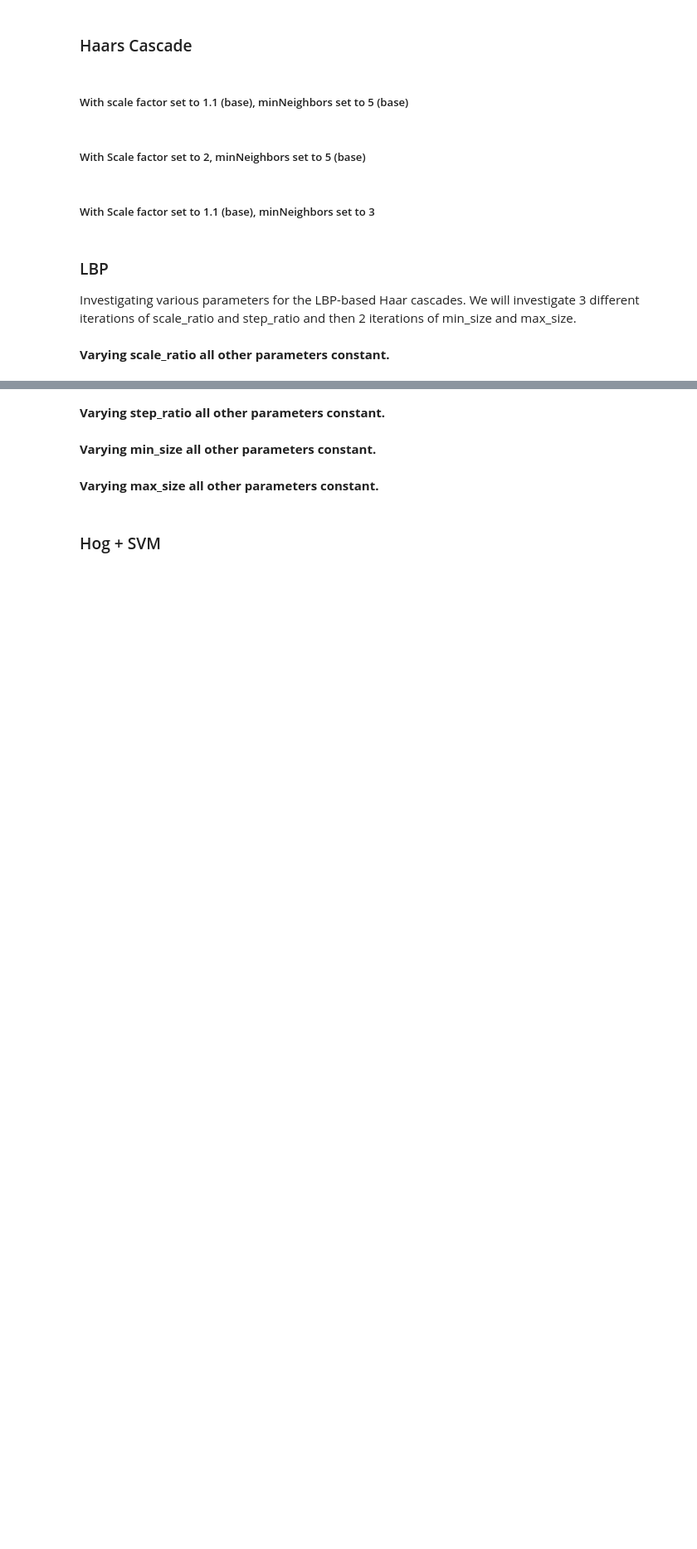
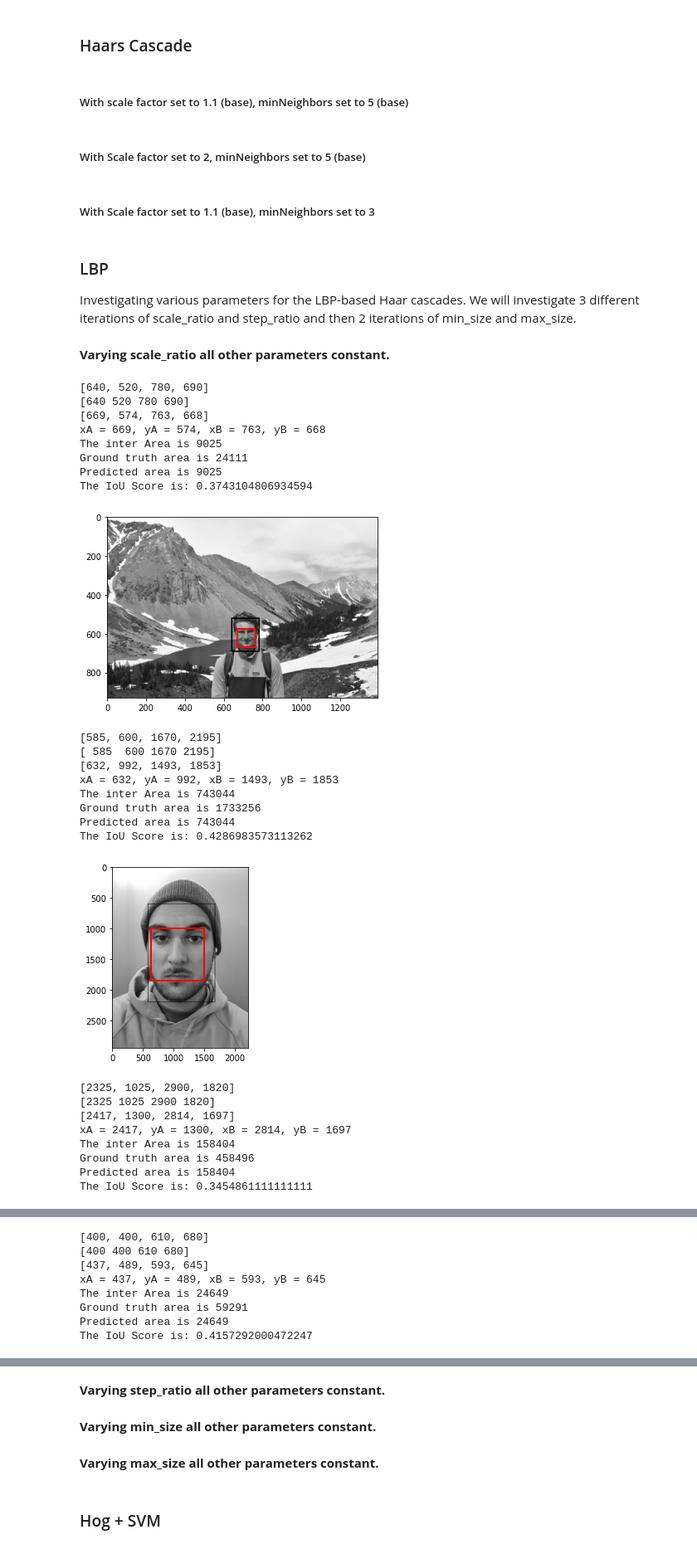
Before and after one commit to aidanjoh/Facial-Detection-Methods, a Jupyter notebook: FacialDetection-AidanJohnson&CameronFaith.ipynb, the cells around one changed output, grey strips where cells are left out. Shown at 83% size. Saved outputs shown, nothing was run; the diff lists cells and outputs as text; code cells hidden in the pictures; blank space fills up the shorter version.

Commit message:
Plot and LBP done

```diff
--- a/FacialDetection-AidanJohnson&CameronFaith.ipynb
+++ b/FacialDetection-AidanJohnson&CameronFaith.ipynb
@@ -97,9 +97,10 @@ Performs the LBP-based Haars cascade for frontal facial detection using Skimage.
 
 Output Dicts have form {'r': int, 'c': int, 'width': int, 'height': int}, where 'r' represents row position of top left corner of detected window, 'c' - col position, 'width' - width of detected window, 'height' - height of detected window.
 """
-def lbpHaarsFaceDetectSki(grayImage, min_size, max_size, scale_factor=1.1, step_ratio=1.1 ):
+def lbpHaarsFaceDetectSki(grayImage, min_size=(30,30), max_size=(1000,1000), scale_factor=1.1, step_ratio=1.1):
     # Load LBP cascade classifier training
     lbpFaceCascade = skimage.feature.Cascade('lbpcascade_frontalface_improved.xml')
+
     faces = lbpFaceCascade.detect_multi_scale(
                                             grayImage,
                                             scale_factor=scale_factor,
@@ -164,5 +165,26 @@ def plotRectangle(grayImage, rectangles):
                     )
                 )
     plt.show()
+
+def testLBPdetect(groundTrueBoundingBox, minImage=1, maxImage=10,  min_size=(30,30), max_size=(1000,1000), scale_factor=1.1, step_ratio=1.4):
+    for imageNum in range(minImage, maxImage):
+        imagePath = f"Images/personal/{imageNum}.jpg"
+        grayImage = convertImageToGrayScale(imagePath)
+        faces = lbpHaarsFaceDetectSki(grayImage, min_size=min_size, max_size=max_size, scale_factor=scale_factor, step_ratio=step_ratio)
+        # print(faces[0]['r'])
+
+        rectangles = []
+        for patch in faces:
+            rectangles.append([patch['c'], patch['r'], patch['width'], patch['height']])
+            if len(groundTrueBoundingBox[imageNum]) == 1:
+                predictedBox = [patch['c'], patch['r'], patch['c']+ patch['width'], patch['r']+ patch['height']]
+                print(groundTrueBoundingBox[imageNum][0])
+                cv2.rectangle(grayImage, (groundTrueBoundingBox[imageNum][0][0], groundTrueBoundingBox[imageNum][0][1]), \
+                                        (groundTrueBoundingBox[imageNum][0][2], groundTrueBoundingBox[imageNum][0][3]), (0, 0, 255), 5)
+                iouScore = calcIntersectiontionOverUnion(np.array(groundTrueBoundingBox[imageNum][0]), predictedBox)
+                print(f"The IoU Score is: {iouScore}")
+            else:
+                pass
+        plotRectangle(grayImage, rectangles)
 # %% [markdown]
 ## Initialization
@@ -203,3 +225,34 @@ with open("updatedGroundTruthBBox.csv") as csvFile:
 Investigating various parameters for the LBP-based Haar cascades. We will investigate 3 different iterations of scale_ratio and step_ratio and then 2 iterations of min_size and max_size.
 # %% [markdown]
 **Varying scale_ratio all other parameters constant.**
+# %%
+testLBPdetect(groundTrueBoundingBox, scale_factor=1.1)
+testLBPdetect(groundTrueBoundingBox, scale_factor=1.5)
+testLBPdetect(groundTrueBoundingBox, scale_factor=2)
+# %% [output]
+[640, 520, 780, 690]
+[640 520 780 690]
+[669, 574, 763, 668]
+xA = 669, yA = 574, xB = 763, yB = 668
+The inter Area is 9025
+Ground truth area is 24111
+Predicted area is 9025
+The IoU Score is: 0.3743104806934594
+[figure, added]
+[585, 600, 1670, 2195]
+[ 585  600 1670 2195]
+[632, 992, 1493, 1853]
+xA = 632, yA = 992, xB = 1493, yB = 1853
+The inter Area is 743044
+Ground truth area is 1733256
+Predicted area is 743044
+The IoU Score is: 0.4286983573113262
+[figure, added]
+[2325, 1025, 2900, 1820]
+[2325 1025 2900 1820]
+[2417, 1300, 2814, 1697]
+xA = 2417, yA = 1300, xB = 2814, yB = 1697
+The inter Area is 158404
+Ground truth area is 458496
+Predicted area is 158404
+The IoU Score is: 0.3454861111111111
@@ -205,0 +261,8 @@ Investigating various parameters for the LBP-based Haar cascades. We will invest
+[400, 400, 610, 680]
+[400 400 610 680]
+[437, 489, 593, 645]
+xA = 437, yA = 489, xB = 593, yB = 645
+The inter Area is 24649
+Ground truth area is 59291
+Predicted area is 24649
+The IoU Score is: 0.4157292000472247
```
Also changed, not shown: parts of 2 cells of this notebook.
